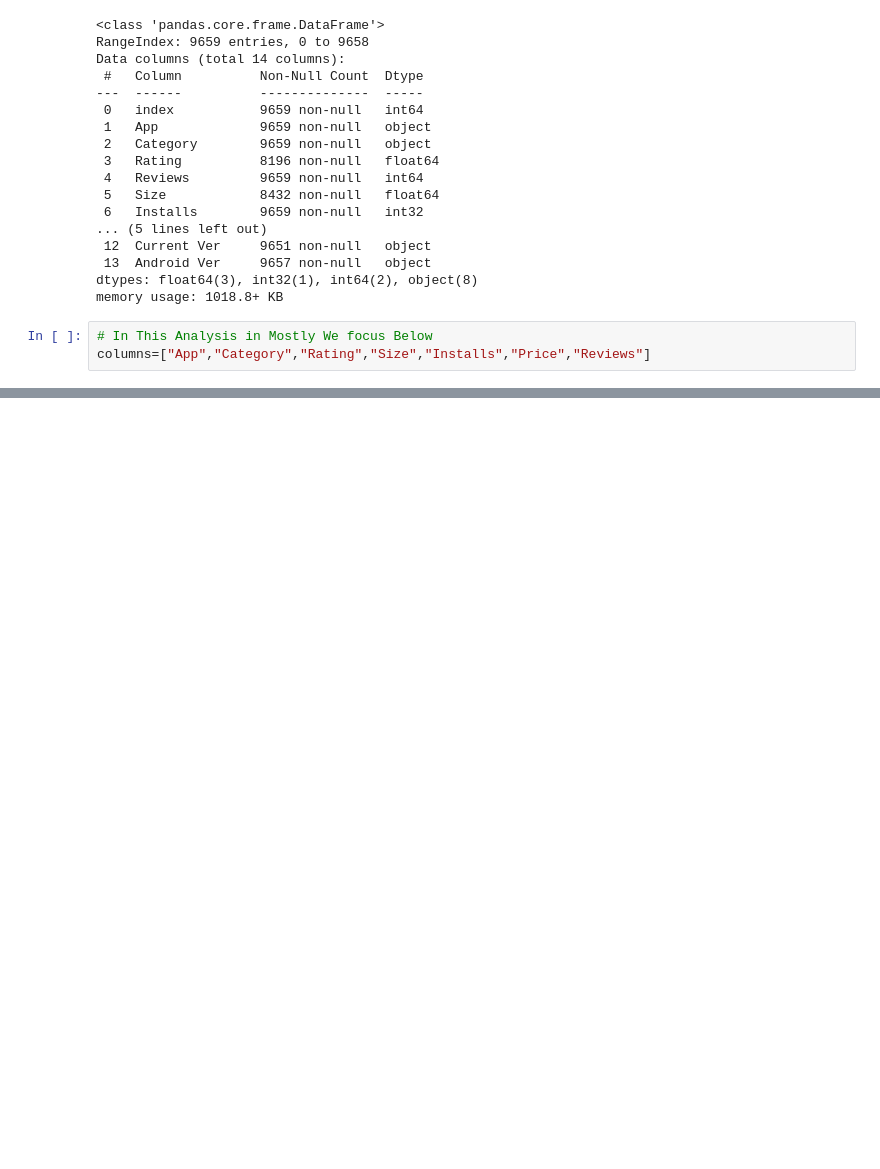
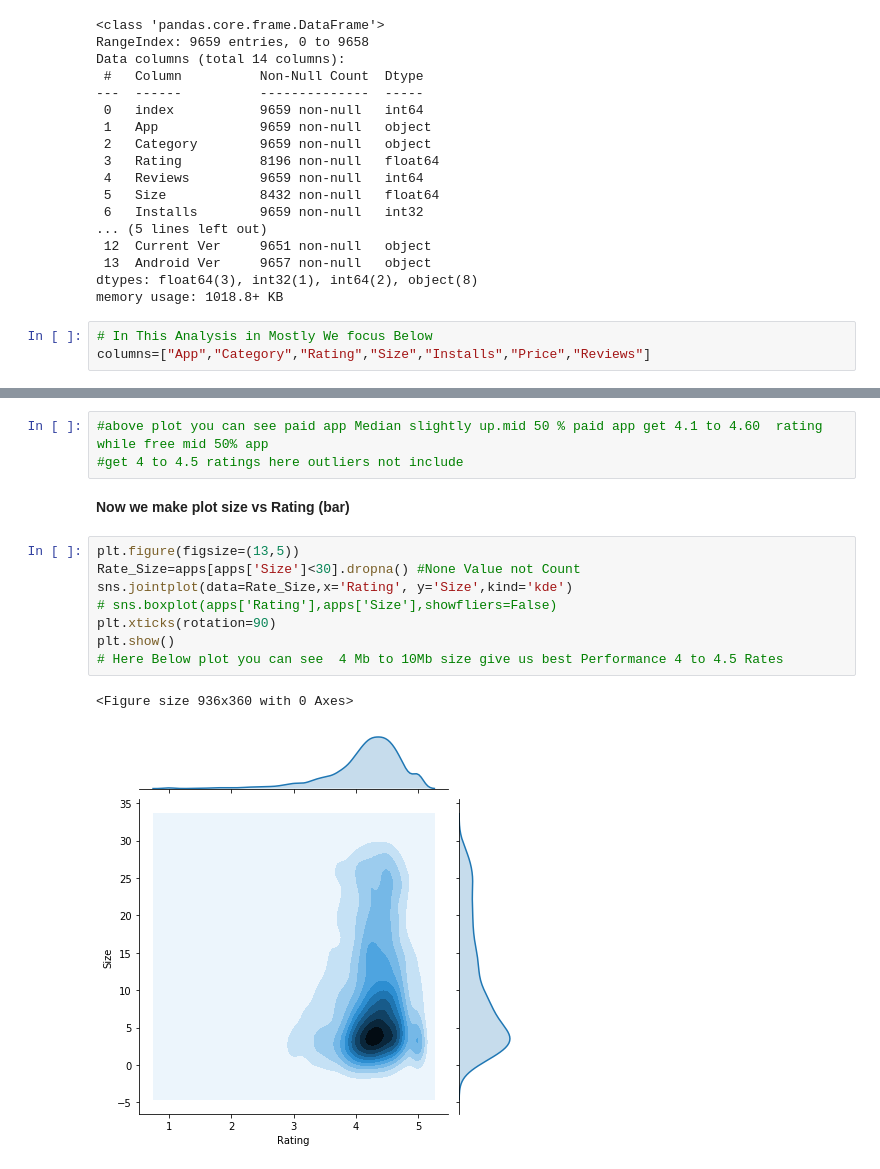
Before and after one commit to nikshingadiya/jupyter, a Jupyter notebook: Kaggle/Google Apps Data Analysis.ipynb, the cells around one changed output, grey strips where cells are left out. Saved outputs shown, nothing was run; the diff lists cells and outputs as text; blank space fills up the shorter version.

```diff
--- a/Kaggle/Google Apps Data Analysis.ipynb
+++ b/Kaggle/Google Apps Data Analysis.ipynb
@@ -130,0 +201,16 @@ plt.show()
+# %%
+#above plot you can see paid app Median slightly up.mid 50 % paid app get 4.1 to 4.60  rating while free mid 50% app
+#get 4 to 4.5 ratings here outliers not include
+# %% [markdown]
+<b> Now we make plot size vs Rating (bar) </b>
+# %%
+plt.figure(figsize=(13,5))
+Rate_Size=apps[apps['Size']<30].dropna() #None Value not Count
+sns.jointplot(data=Rate_Size,x='Rating', y='Size',kind='kde')
+# sns.boxplot(apps['Rating'],apps['Size'],showfliers=False)
+plt.xticks(rotation=90)
+plt.show()
+# Here Below plot you can see  4 Mb to 10Mb size give us best Performance 4 to 4.5 Rates
+# %% [output]
+<Figure size 936x360 with 0 Axes>
+[figure, added]
```
Also changed, not shown: parts of 15 cells of this notebook, 29 other files.
